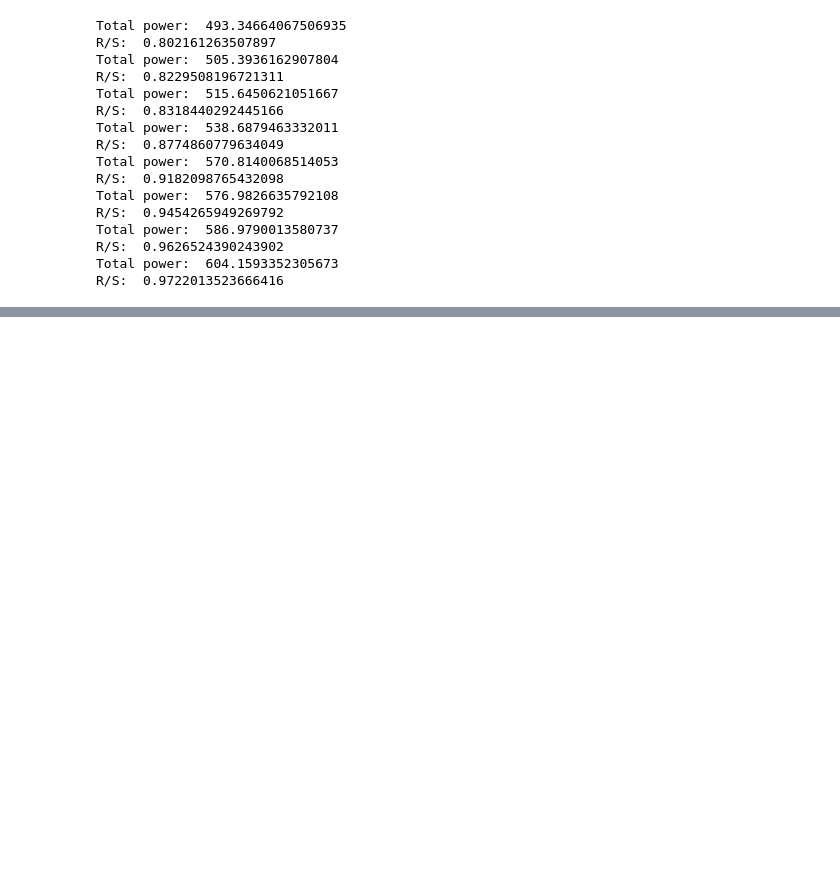
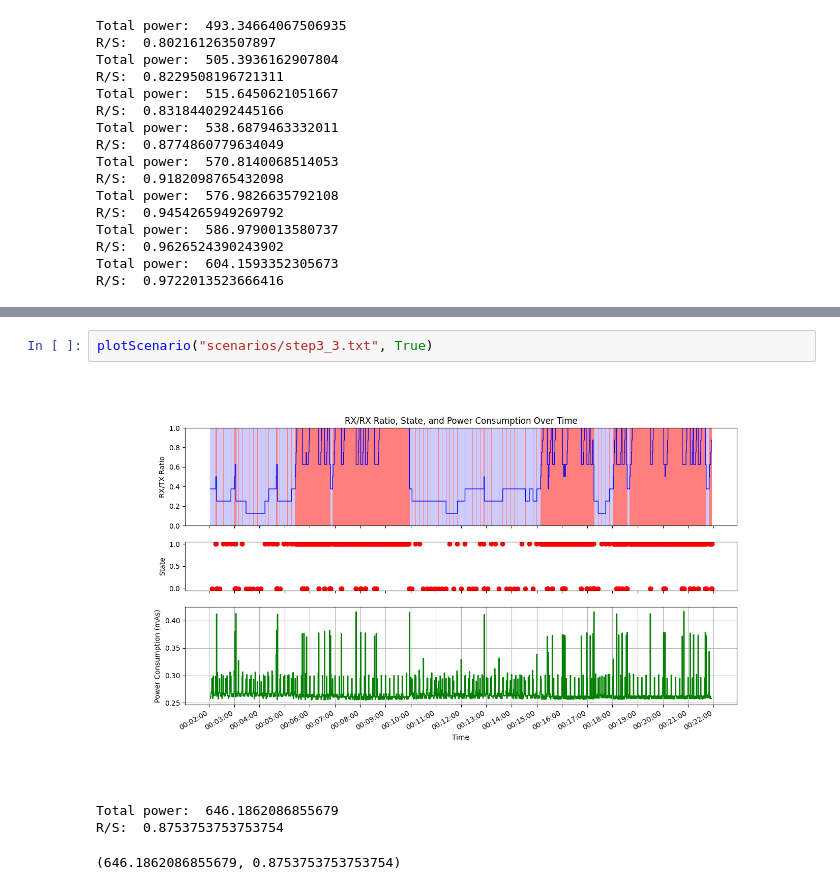
Before and after one commit to Rasmus-M-C/WSN-Project, a Jupyter notebook: plot.ipynb, the cells around one changed output, grey strips where cells are left out. Drawn from its saved outputs; the diff is of its cells as text; blank space fills up the shorter version.

Commit message:
Updated timeout and added step scenario code

```diff
--- a/plot.ipynb
+++ b/plot.ipynb
@@ -259,0 +260,7 @@ plt.show()
+# %%
+plotScenario("scenarios/step3_3.txt", True)
+# %% [output]
+[figure, added]
+Total power:  646.1862086855679
+R/S:  0.8753753753753754
+(646.1862086855679, 0.8753753753753754)
```
Also changed, not shown: parts of 3 cells of this notebook, 4 other files.
